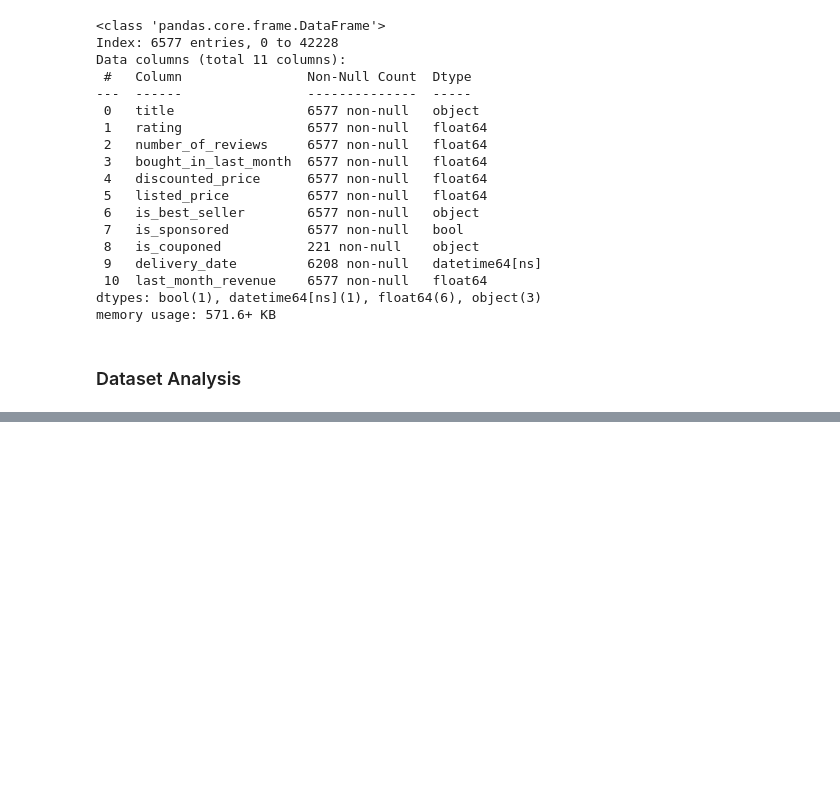
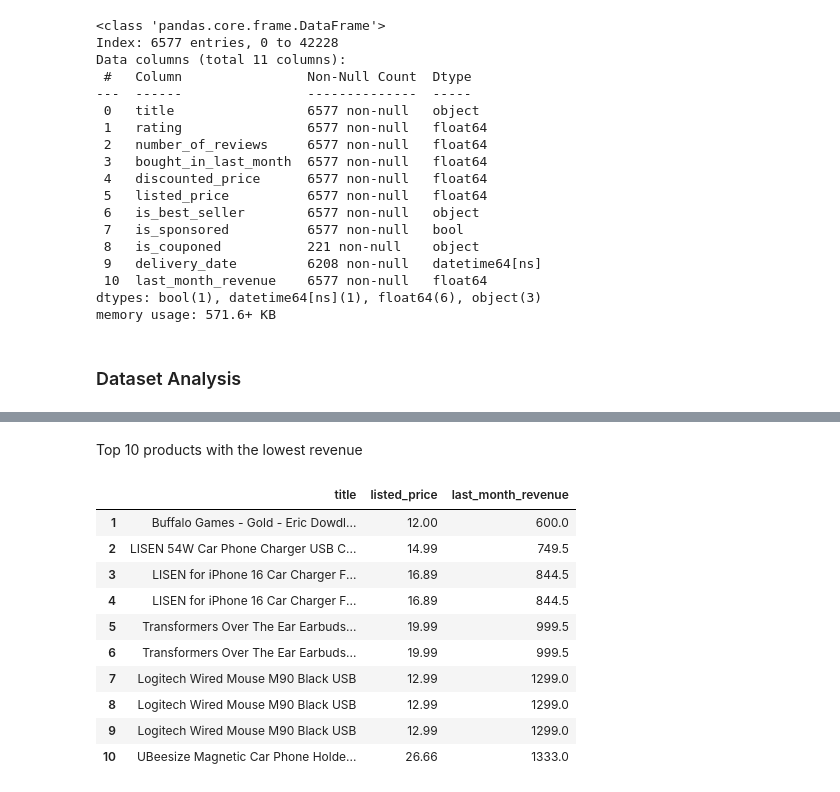
Before and after one commit to JanKotynia/SalesDataAnalysis, a Jupyter notebook: Sales.ipynb, the cells around one changed output, grey strips where cells are left out. Drawn from its saved outputs; the diff is of its cells as text; code cells hidden in the pictures; blank space fills up the shorter version.

```diff
--- a/Sales.ipynb
+++ b/Sales.ipynb
@@ -392,0 +423,18 @@ We can also see that sponsorship affects sales, but not in a very significant wa
+# %% [markdown]
+Top 10 products with the lowest revenue
+# %%
+biggest_rev = df.sort_values(by='last_month_revenue', ascending=False).tail(10)
+biggest_rev.index = range(10, 0,-1)
+biggest_rev.iloc[:,[0,5,-2]].sort_index()
+# %% [output]
+|  | title | listed_price | last_month_revenue |
+| 1 | Buffalo Games - Gold - Eric Dowdl... | 12.00 | 600.0 |
+| 2 | LISEN 54W Car Phone Charger USB C... | 14.99 | 749.5 |
+| 3 | LISEN for iPhone 16 Car Charger F... | 16.89 | 844.5 |
+| 4 | LISEN for iPhone 16 Car Charger F... | 16.89 | 844.5 |
+| 5 | Transformers Over The Ear Earbuds... | 19.99 | 999.5 |
+| 6 | Transformers Over The Ear Earbuds... | 19.99 | 999.5 |
+| 7 | Logitech Wired Mouse M90 Black USB | 12.99 | 1299.0 |
+| 8 | Logitech Wired Mouse M90 Black USB | 12.99 | 1299.0 |
+| 9 | Logitech Wired Mouse M90 Black USB | 12.99 | 1299.0 |
+| 10 | UBeesize Magnetic Car Phone Holde... | 26.66 | 1333.0 |
```
Also changed, not shown: parts of 13 cells of this notebook.
